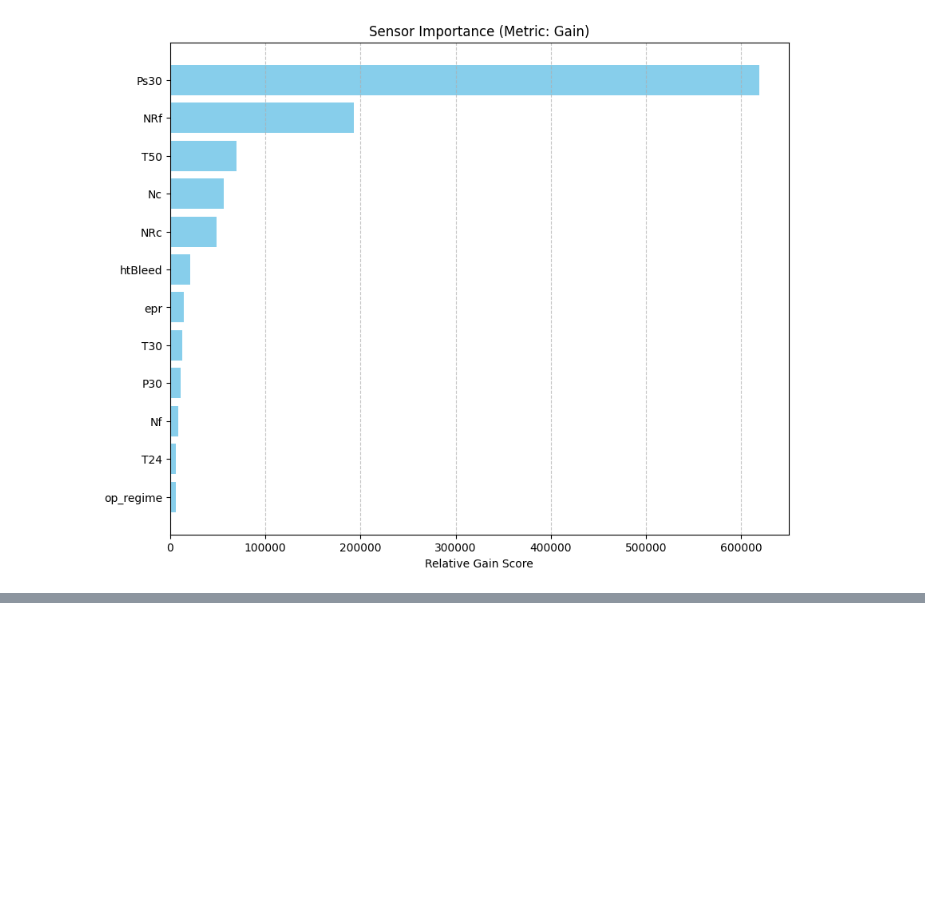
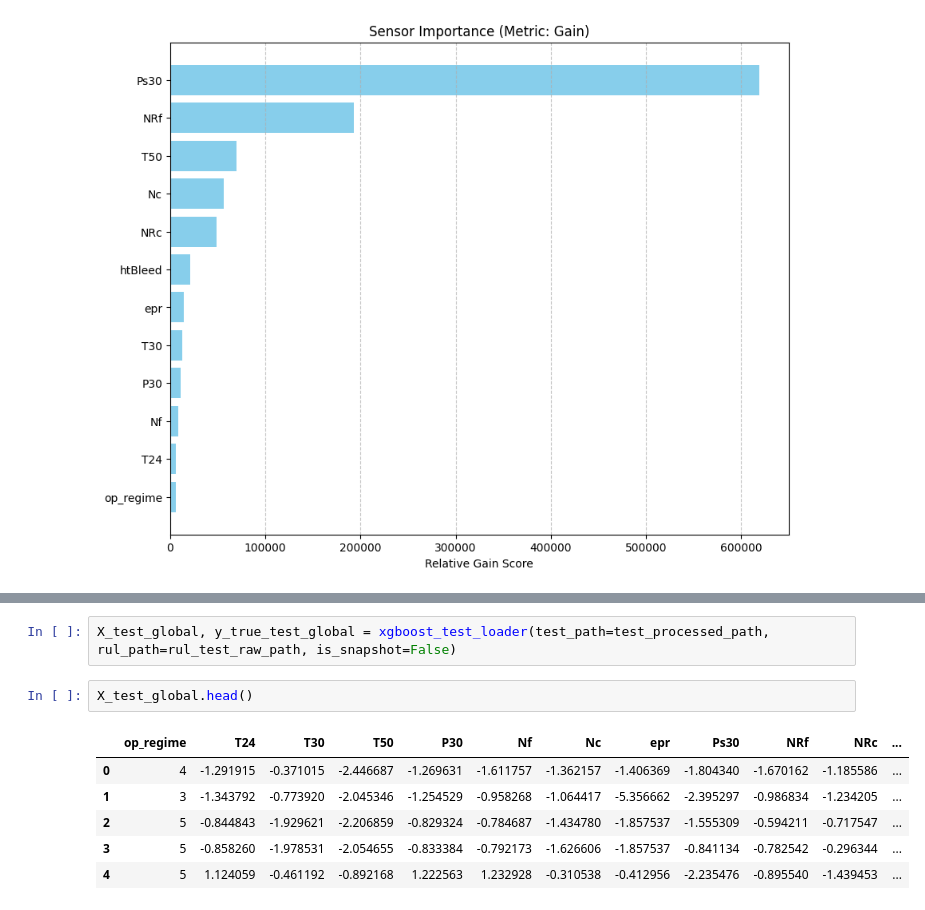
Before and after one commit to borgaonkarjui/survival_analysis_cmapss, a Jupyter notebook: notebooks/xgboost_training.ipynb, the cells around one changed output, grey strips where cells are left out. Saved outputs shown, nothing was run; the diff lists cells and outputs as text; blank space fills up the shorter version.

```diff
--- a/notebooks/xgboost_training.ipynb
+++ b/notebooks/xgboost_training.ipynb
@@ -121,0 +147,11 @@ plot_feature_importance(model_v0, importance_type='gain')
+# %%
+X_test_global, y_true_test_global = xgboost_test_loader(test_path=test_processed_path, rul_path=rul_test_raw_path, is_snapshot=False)
+# %%
+X_test_global.head()
+# %% [output]
+|  | op_regime | T24 | T30 | T50 | P30 | Nf | Nc | epr | Ps30 | NRf | NRc | ... |
+| 0 | 4 | -1.291915 | -0.371015 | -2.446687 | -1.269631 | -1.611757 | -1.362157 | -1.406369 | -1.804340 | -1.670162 | -1.185586 | ... |
+| 1 | 3 | -1.343792 | -0.773920 | -2.045346 | -1.254529 | -0.958268 | -1.064417 | -5.356662 | -2.395297 | -0.986834 | -1.234205 | ... |
+| 2 | 5 | -0.844843 | -1.929621 | -2.206859 | -0.829324 | -0.784687 | -1.434780 | -1.857537 | -1.555309 | -0.594211 | -0.717547 | ... |
+| 3 | 5 | -0.858260 | -1.978531 | -2.054655 | -0.833384 | -0.792173 | -1.626606 | -1.857537 | -0.841134 | -0.782542 | -0.296344 | ... |
+| 4 | 5 | 1.124059 | -0.461192 | -0.892168 | 1.222563 | 1.232928 | -0.310538 | -0.412956 | -2.235476 | -0.895540 | -1.439453 | ... |
```
Also changed, not shown: parts of 10 cells of this notebook, 1 other file.
